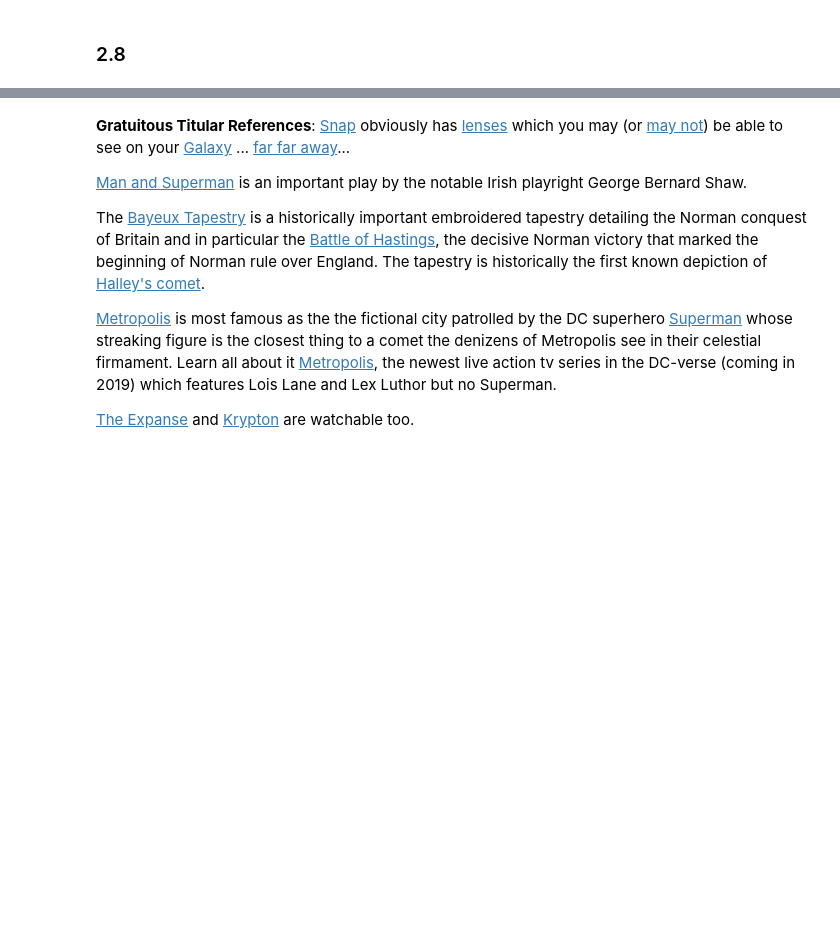
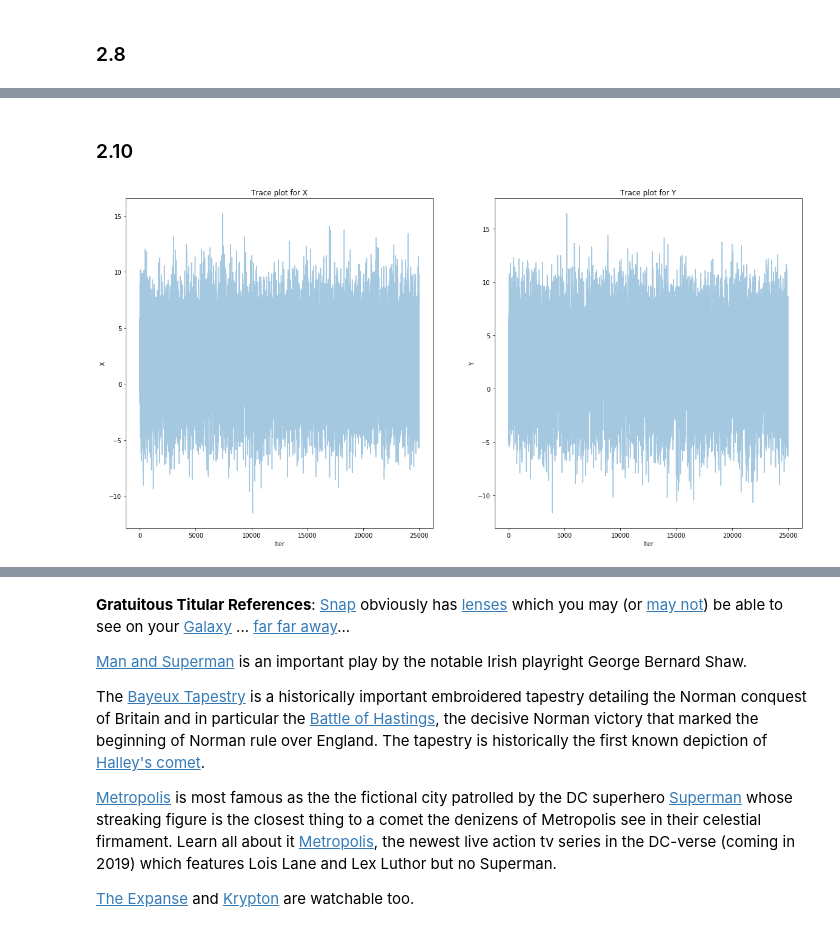
Before and after one commit to IACS-AM-207-Braavos/AM-207, a Jupyter notebook: hw9/AM207_HW9_Questions_Dylan_Randle.ipynb, the cells around one changed output, grey strips where cells are left out. Cells and saved outputs as stored; diff of their text form; code cells hidden in the pictures; blank space fills up the shorter version.

```diff
--- a/hw9/AM207_HW9_Questions_Dylan_Randle.ipynb
+++ b/hw9/AM207_HW9_Questions_Dylan_Randle.ipynb
@@ -376,0 +438,17 @@ I would say that $\beta=20$ is the best choice of $\beta$. This is for a few rea
+# %% [markdown]
+### 2.10
+# %%
+fig, ax = plt.subplots(1, 2, figsize=(20,10))
+ax[0].plot(np.arange(_xsampthin.shape[0]), _xsampthin, alpha=0.4)
+ax[0].set_title('Trace plot for X')
+ax[0].set_ylabel('X')
+ax[0].set_xlabel('Iter')
+
+ax[1].plot(np.arange(_ysampthin.shape[0]), _ysampthin, alpha=0.4)
+ax[1].set_title('Trace plot for Y')
+ax[1].set_ylabel('Y')
+ax[1].set_xlabel('Iter')
+
+plt.show()
+# %% [output]
+[figure, added]
```
Also changed, not shown: parts of 8 cells of this notebook.
